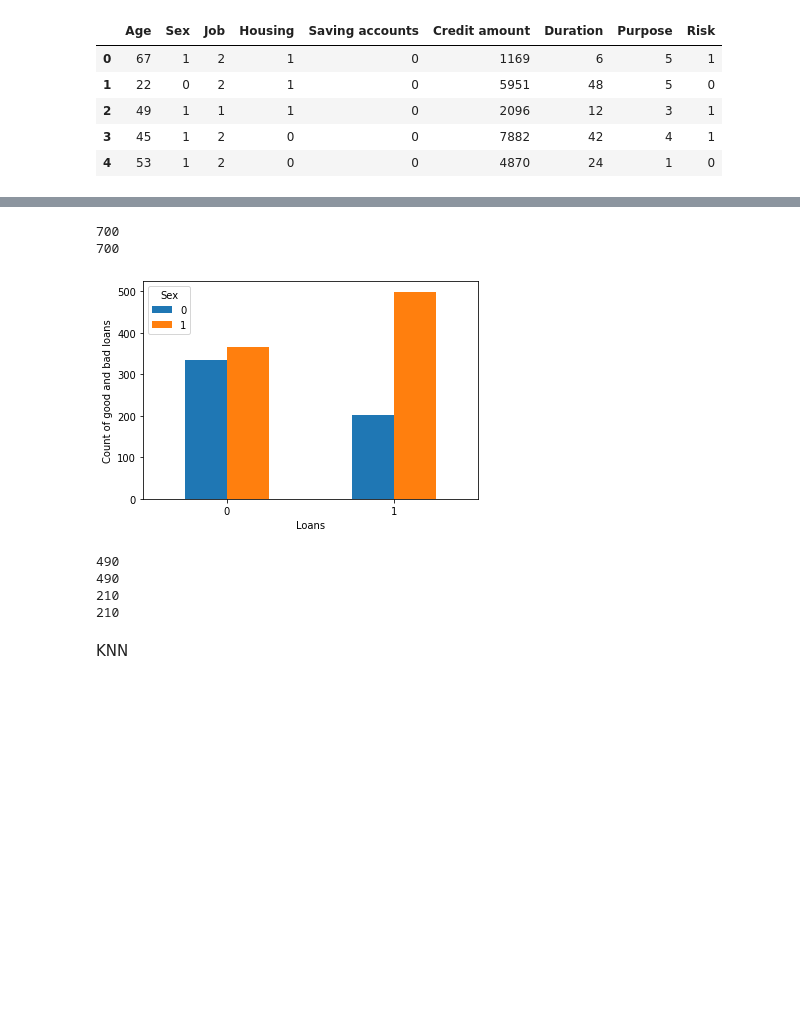
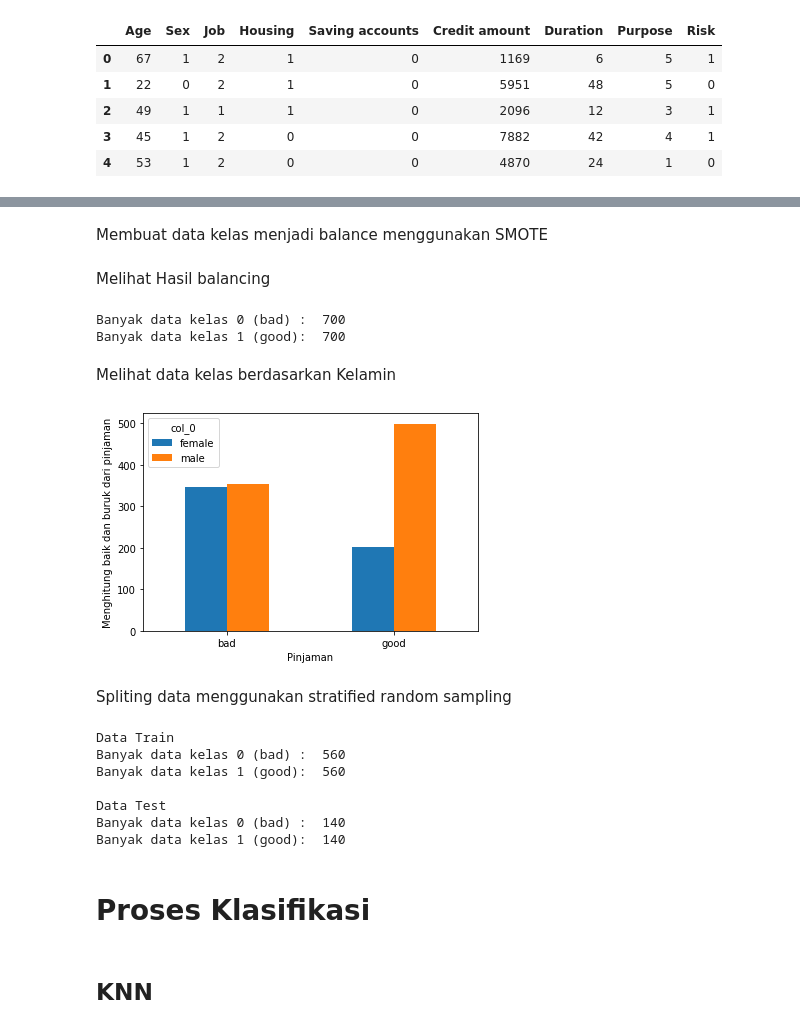
Before and after one commit to Fikazh/ProjectUasMachineLearning, a Jupyter notebook: main.ipynb, the cells around one changed output, grey strips where cells are left out. Saved outputs shown, nothing was run; the diff lists cells and outputs as text; code cells hidden in the pictures; blank space fills up the shorter version.

```diff
--- a/main.ipynb
+++ b/main.ipynb
@@ -127,10 +140,12 @@ memory usage: 70.4+ KB
 # %%
 from sklearn.preprocessing import LabelEncoder
-labelEnc = LabelEncoder()
+
+new_df = df #Membuat dataframe baru agar tidak mengganggu data asli, jika diperlukan
+le = LabelEncoder()
 categorical = ["Sex","Housing","Saving accounts","Purpose","Risk"]
-new_df = df
+
 for cat in categorical:
-    lblCat = labelEnc.fit_transform(df[cat])
+    lblCat = le.fit_transform(df[cat])
     new_df[cat] = lblCat
 
 new_df.head()
@@ -165,3 +178,5 @@ SMOTE
+# %% [markdown]
+Membuat data kelas menjadi balance menggunakan SMOTE
 # %%
 x = new_df[['Age', 'Sex', 'Job', 'Housing', 'Saving accounts', 'Credit amount',
         'Duration', 'Purpose']]
@@ -172,31 +187,49 @@ x_resampled, y_resampled = SMOTE().fit_resample(x,y)
+# %% [markdown]
+Melihat Hasil balancing
 # %%
 import numpy as np
-print(np.count_nonzero(y_resampled == 0))
-print(np.count_nonzero(y_resampled == 1))
+print("Banyak data kelas 0 (bad) : ",np.count_nonzero(y_resampled == 0))
+print("Banyak data kelas 1 (good): ",np.count_nonzero(y_resampled == 1))
 # %% [output]
-700
-700
+Banyak data kelas 0 (bad) :  700
+Banyak data kelas 1 (good):  700
+# %% [markdown]
+Melihat data kelas berdasarkan Kelamin
 # %%
-pd.crosstab(y_resampled, x_resampled["Sex"]).plot.bar(rot=0)
-plt.xlabel("Loans")
-plt.ylabel("Count of good and bad loans")
+enc = LabelEncoder()
+enc.fit(["female","male"])
+
+pd.crosstab(le.inverse_transform(y_resampled),
+            enc.inverse_transform(x_resampled["Sex"])).plot.bar(rot=0)
+plt.xlabel("Pinjaman")
+plt.ylabel("Menghitung baik dan buruk dari pinjaman")
 plt.show()
 # %% [output]
-[figure, old version]
+[figure, new version]
+# %% [markdown]
+Spliting data menggunakan stratified random sampling
 # %%
 from sklearn.model_selection import train_test_split
-X_train, X_test, y_train, y_test = train_test_split(x_resampled, y_resampled, test_size=0.3,
+X_train, X_test, y_train, y_test = train_test_split(x_resampled, y_resampled, test_size=0.2,
                                                     random_state=42, stratify=y_resampled)
 
-print(np.count_nonzero(y_train == 0))
-print(np.count_nonzero(y_train == 1))
-print(np.count_nonzero(y_test == 0))
-print(np.count_nonzero(y_test == 1))
+print("Data Train")
+print("Banyak data kelas 0 (bad) : ",np.count_nonzero(y_train == 0))
+print("Banyak data kelas 1 (good): ",np.count_nonzero(y_train == 1))
+
+print("\nData Test")
+print("Banyak data kelas 0 (bad) : ",np.count_nonzero(y_test == 0))
+print("Banyak data kelas 1 (good): ",np.count_nonzero(y_test == 1))
 # %% [output]
-490
-490
-210
-210
+Data Train
+Banyak data kelas 0 (bad) :  560
+Banyak data kelas 1 (good):  560
+
+Data Test
+Banyak data kelas 0 (bad) :  140
+Banyak data kelas 1 (good):  140
-# %% [markdown]
-KNN
+# %% [markdown]
+# Proses Klasifikasi
+# %% [markdown]
+## KNN
 # %%
```
Also changed, not shown: parts of 38 cells of this notebook.
